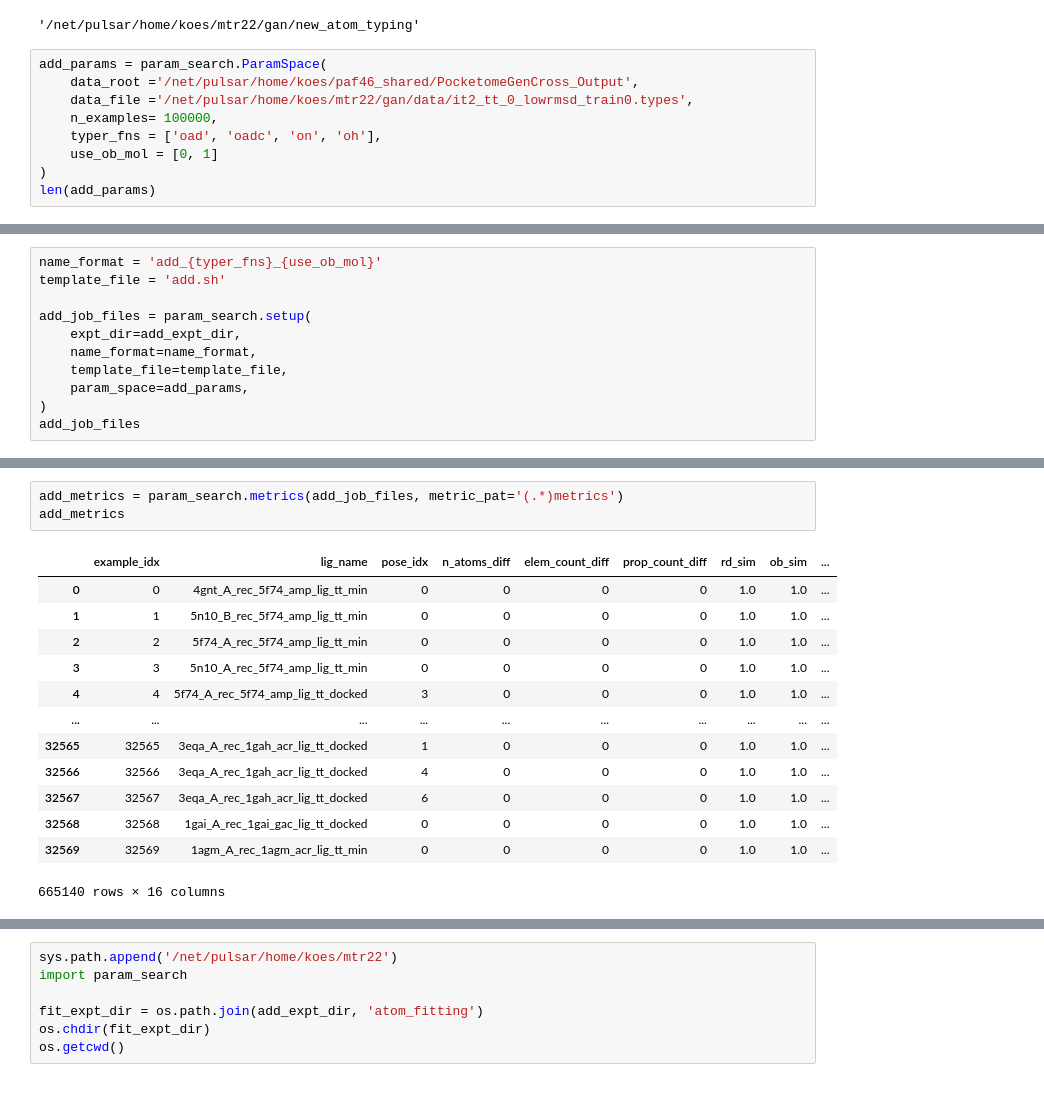
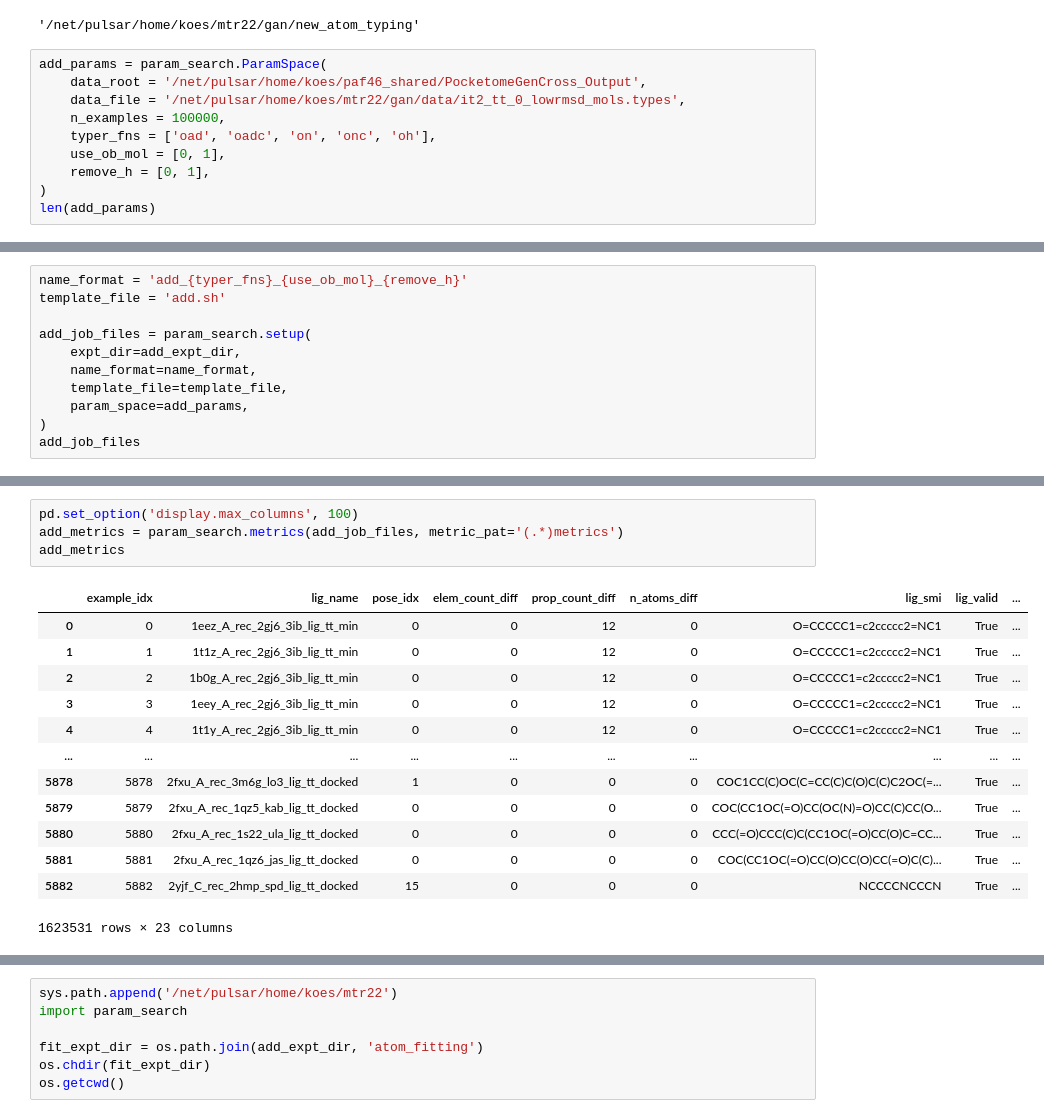
Before and after one commit to mattragoza/ipython-notebooks, a Jupyter notebook: new_atom_typing.ipynb, the cells around one changed output, grey strips where cells are left out. Cells and saved outputs as stored; diff of their text form.

```diff
--- a/new_atom_typing.ipynb
+++ b/new_atom_typing.ipynb
@@ -194,11 +200,12 @@ os.getcwd()
 '/net/pulsar/home/koes/mtr22/gan/new_atom_typing'
 # %%
 add_params = param_search.ParamSpace(
-    data_root ='/net/pulsar/home/koes/paf46_shared/PocketomeGenCross_Output',
-    data_file ='/net/pulsar/home/koes/mtr22/gan/data/it2_tt_0_lowrmsd_train0.types',
-    n_examples= 100000,
-    typer_fns = ['oad', 'oadc', 'on', 'oh'],
-    use_ob_mol = [0, 1]
+    data_root = '/net/pulsar/home/koes/paf46_shared/PocketomeGenCross_Output',
+    data_file = '/net/pulsar/home/koes/mtr22/gan/data/it2_tt_0_lowrmsd_mols.types',
+    n_examples = 100000,
+    typer_fns = ['oad', 'oadc', 'on', 'onc', 'oh'],
+    use_ob_mol = [0, 1],
+    remove_h = [0, 1],
 )
 len(add_params)
 # %% [output]
@@ -206,5 +213,5 @@ len(add_params)
 # %%
-name_format = 'add_{typer_fns}_{use_ob_mol}'
+name_format = 'add_{typer_fns}_{use_ob_mol}_{remove_h}'
 template_file = 'add.sh'
 
 add_job_files = param_search.setup(
@@ -309,18 +339,19 @@ add_df.set_index(['job_id', 'job_name'])[['runtime', 'node_id', 'job_state', 'st
 # %%
+pd.set_option('display.max_columns', 100)
 add_metrics = param_search.metrics(add_job_files, metric_pat='(.*)metrics')
 add_metrics
 # %% [output]
-|  | example_idx | lig_name | pose_idx | n_atoms_diff | elem_count_diff | prop_count_diff | rd_sim | ob_sim | ... |
-| 0 | 0 | 4gnt_A_rec_5f74_amp_lig_tt_min | 0 | 0 | 0 | 0 | 1.0 | 1.0 | ... |
-| 1 | 1 | 5n10_B_rec_5f74_amp_lig_tt_min | 0 | 0 | 0 | 0 | 1.0 | 1.0 | ... |
-| 2 | 2 | 5f74_A_rec_5f74_amp_lig_tt_min | 0 | 0 | 0 | 0 | 1.0 | 1.0 | ... |
-| 3 | 3 | 5n10_A_rec_5f74_amp_lig_tt_min | 0 | 0 | 0 | 0 | 1.0 | 1.0 | ... |
-| 4 | 4 | 5f74_A_rec_5f74_amp_lig_tt_docked | 3 | 0 | 0 | 0 | 1.0 | 1.0 | ... |
+|  | example_idx | lig_name | pose_idx | elem_count_diff | prop_count_diff | n_atoms_diff | lig_smi | lig_valid | ... |
+| 0 | 0 | 1eez_A_rec_2gj6_3ib_lig_tt_min | 0 | 0 | 12 | 0 | O=CCCCC1=c2ccccc2=NC1 | True | ... |
+| 1 | 1 | 1t1z_A_rec_2gj6_3ib_lig_tt_min | 0 | 0 | 12 | 0 | O=CCCCC1=c2ccccc2=NC1 | True | ... |
+| 2 | 2 | 1b0g_A_rec_2gj6_3ib_lig_tt_min | 0 | 0 | 12 | 0 | O=CCCCC1=c2ccccc2=NC1 | True | ... |
+| 3 | 3 | 1eey_A_rec_2gj6_3ib_lig_tt_min | 0 | 0 | 12 | 0 | O=CCCCC1=c2ccccc2=NC1 | True | ... |
+| 4 | 4 | 1t1y_A_rec_2gj6_3ib_lig_tt_min | 0 | 0 | 12 | 0 | O=CCCCC1=c2ccccc2=NC1 | True | ... |
 | ... | ... | ... | ... | ... | ... | ... | ... | ... | ... |
-| 32565 | 32565 | 3eqa_A_rec_1gah_acr_lig_tt_docked | 1 | 0 | 0 | 0 | 1.0 | 1.0 | ... |
-| 32566 | 32566 | 3eqa_A_rec_1gah_acr_lig_tt_docked | 4 | 0 | 0 | 0 | 1.0 | 1.0 | ... |
-| 32567 | 32567 | 3eqa_A_rec_1gah_acr_lig_tt_docked | 6 | 0 | 0 | 0 | 1.0 | 1.0 | ... |
-| 32568 | 32568 | 1gai_A_rec_1gai_gac_lig_tt_docked | 0 | 0 | 0 | 0 | 1.0 | 1.0 | ... |
-| 32569 | 32569 | 1agm_A_rec_1agm_acr_lig_tt_min | 0 | 0 | 0 | 0 | 1.0 | 1.0 | ... |
+| 5878 | 5878 | 2fxu_A_rec_3m6g_lo3_lig_tt_docked | 1 | 0 | 0 | 0 | COC1CC(C)OC(C=CC(C)C(O)C(C)C2OC(=... | True | ... |
+| 5879 | 5879 | 2fxu_A_rec_1qz5_kab_lig_tt_docked | 0 | 0 | 0 | 0 | COC(CC1OC(=O)CC(OC(N)=O)CC(C)CC(O... | True | ... |
+| 5880 | 5880 | 2fxu_A_rec_1s22_ula_lig_tt_docked | 0 | 0 | 0 | 0 | CCC(=O)CCC(C)C(CC1OC(=O)CC(O)C=CC... | True | ... |
+| 5881 | 5881 | 2fxu_A_rec_1qz6_jas_lig_tt_docked | 0 | 0 | 0 | 0 | COC(CC1OC(=O)CC(O)CC(O)CC(=O)C(C)... | True | ... |
+| 5882 | 5882 | 2yjf_C_rec_2hmp_spd_lig_tt_docked | 15 | 0 | 0 | 0 | NCCCCNCCCN | True | ... |
-665140 rows × 16 columns
+1623531 rows × 23 columns
 # %%
```
Also changed, not shown: parts of 32 cells of this notebook.
